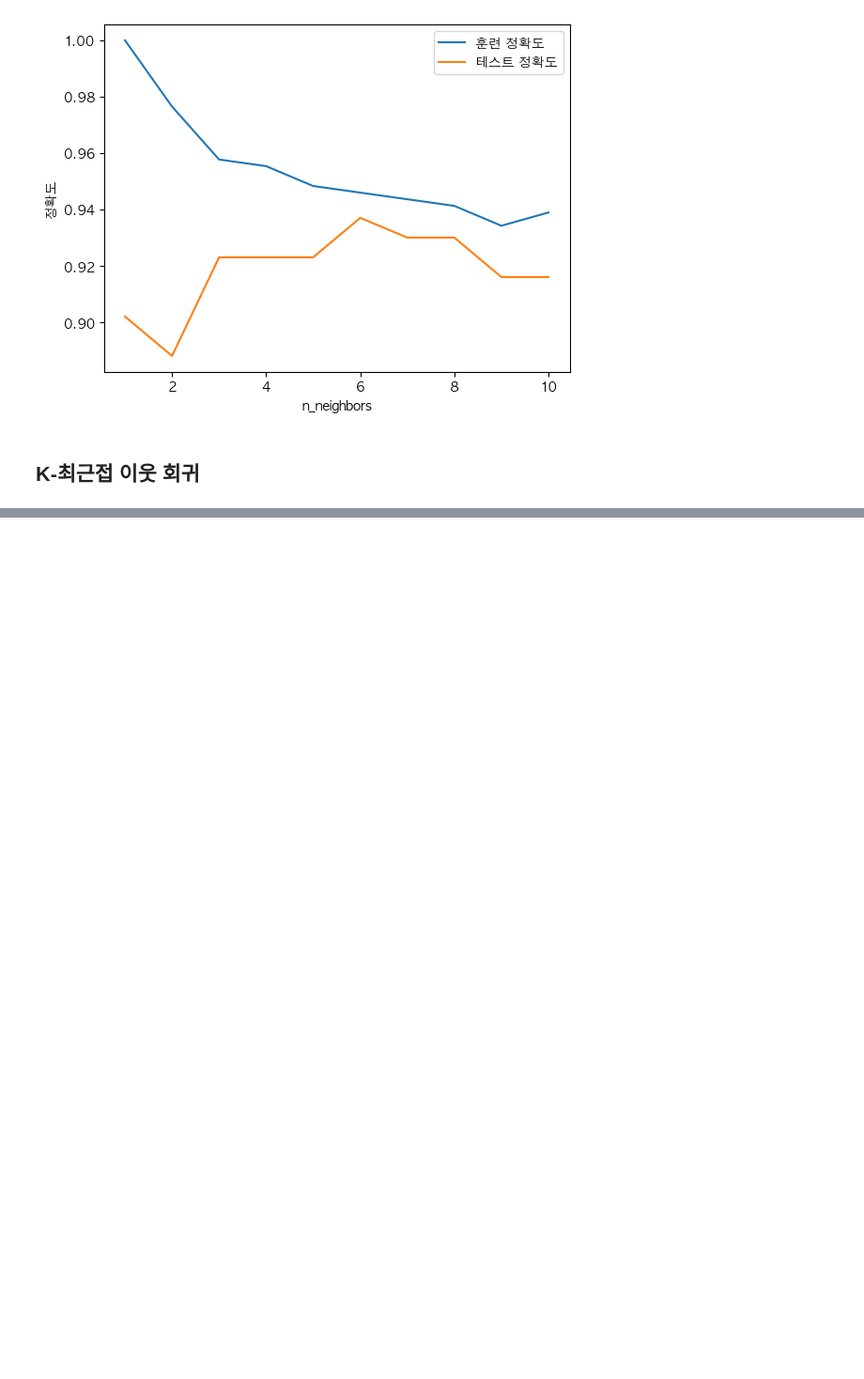
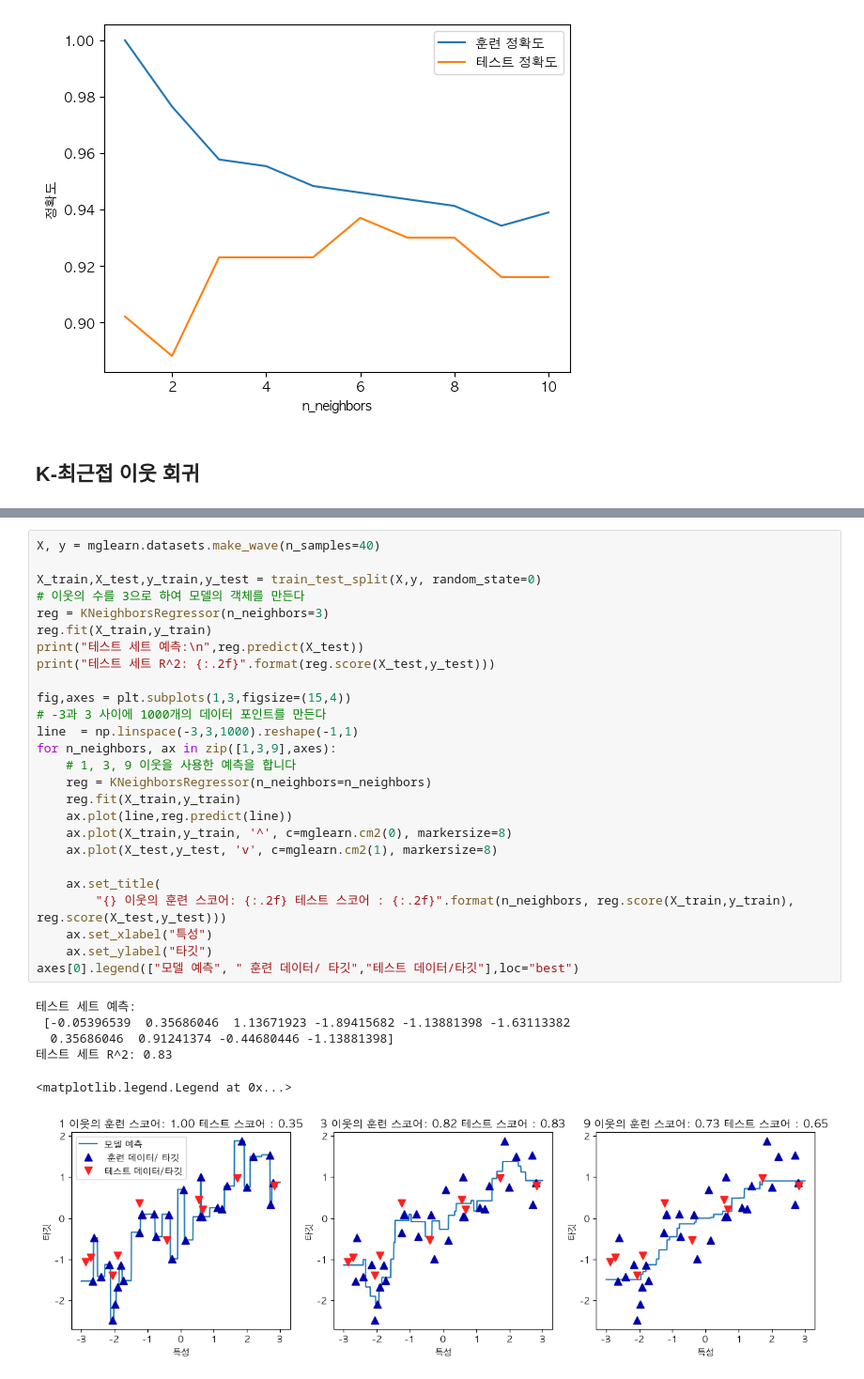
Before and after one commit to extraordinarySumiLee/Machine-Learning-practice, a Jupyter notebook: 20251014.ipynb, the cells around one changed output, grey strips where cells are left out. Shown at 94% size. Saved outputs shown, nothing was run; the diff lists cells and outputs as text; blank space fills up the shorter version.

```diff
--- a/20251014.ipynb
+++ b/20251014.ipynb
@@ -240,0 +251,33 @@ plt.legend()
+# %%
+X, y = mglearn.datasets.make_wave(n_samples=40)
+
+X_train,X_test,y_train,y_test = train_test_split(X,y, random_state=0)
+# 이웃의 수를 3으로 하여 모델의 객체를 만든다
+reg = KNeighborsRegressor(n_neighbors=3)
+reg.fit(X_train,y_train)
+print("테스트 세트 예측:\n",reg.predict(X_test))
+print("테스트 세트 R^2: {:.2f}".format(reg.score(X_test,y_test)))
+
+fig,axes = plt.subplots(1,3,figsize=(15,4))
+# -3과 3 사이에 1000개의 데이터 포인트를 만든다
+line  = np.linspace(-3,3,1000).reshape(-1,1)
+for n_neighbors, ax in zip([1,3,9],axes):
+    # 1, 3, 9 이웃을 사용한 예측을 합니다
+    reg = KNeighborsRegressor(n_neighbors=n_neighbors)
+    reg.fit(X_train,y_train)
+    ax.plot(line,reg.predict(line))
+    ax.plot(X_train,y_train, '^', c=mglearn.cm2(0), markersize=8)
+    ax.plot(X_test,y_test, 'v', c=mglearn.cm2(1), markersize=8)
+
+    ax.set_title(
+        "{} 이웃의 훈련 스코어: {:.2f} 테스트 스코어 : {:.2f}".format(n_neighbors, reg.score(X_train,y_train), reg.score(X_test,y_test)))
+    ax.set_xlabel("특성")
+    ax.set_ylabel("타깃")
+axes[0].legend(["모델 예측", " 훈련 데이터/ 타깃","테스트 데이터/타깃"],loc="best")
+# %% [output]
+테스트 세트 예측:
+ [-0.05396539  0.35686046  1.13671923 -1.89415682 -1.13881398 -1.63113382
+  0.35686046  0.91241374 -0.44680446 -1.13881398]
+테스트 세트 R^2: 0.83
+<matplotlib.legend.Legend at 0x...>
+[figure, added]
```
Also changed, not shown: parts of 4 cells of this notebook.
